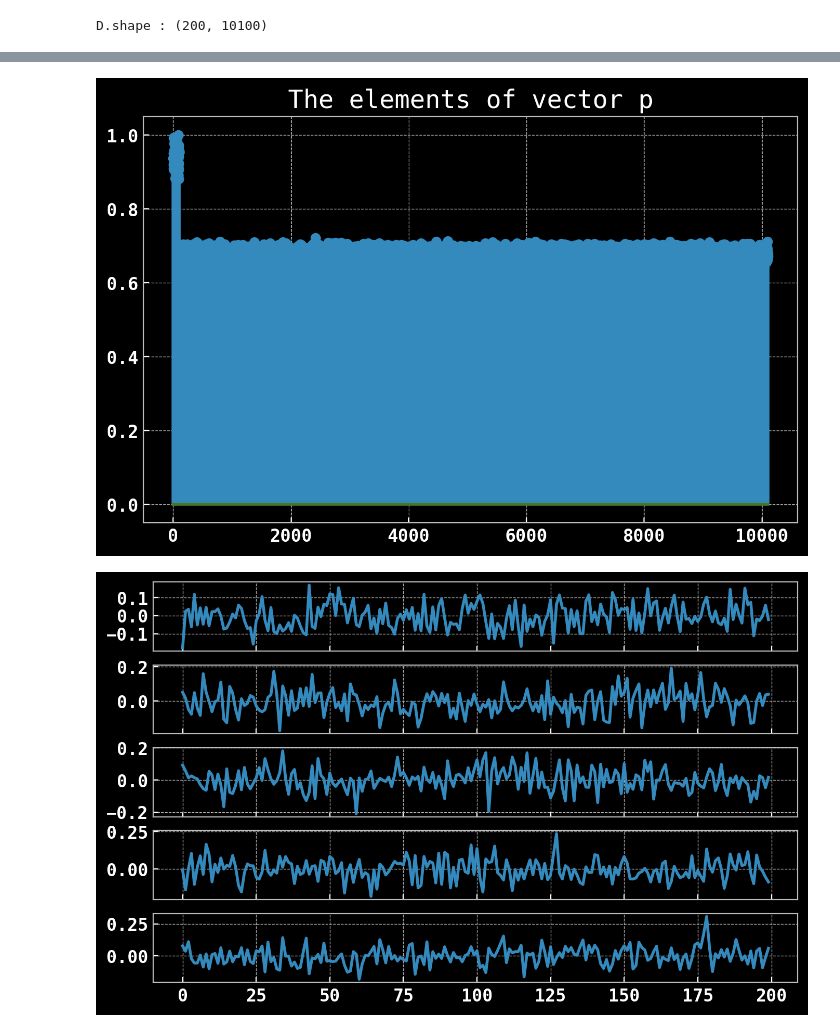
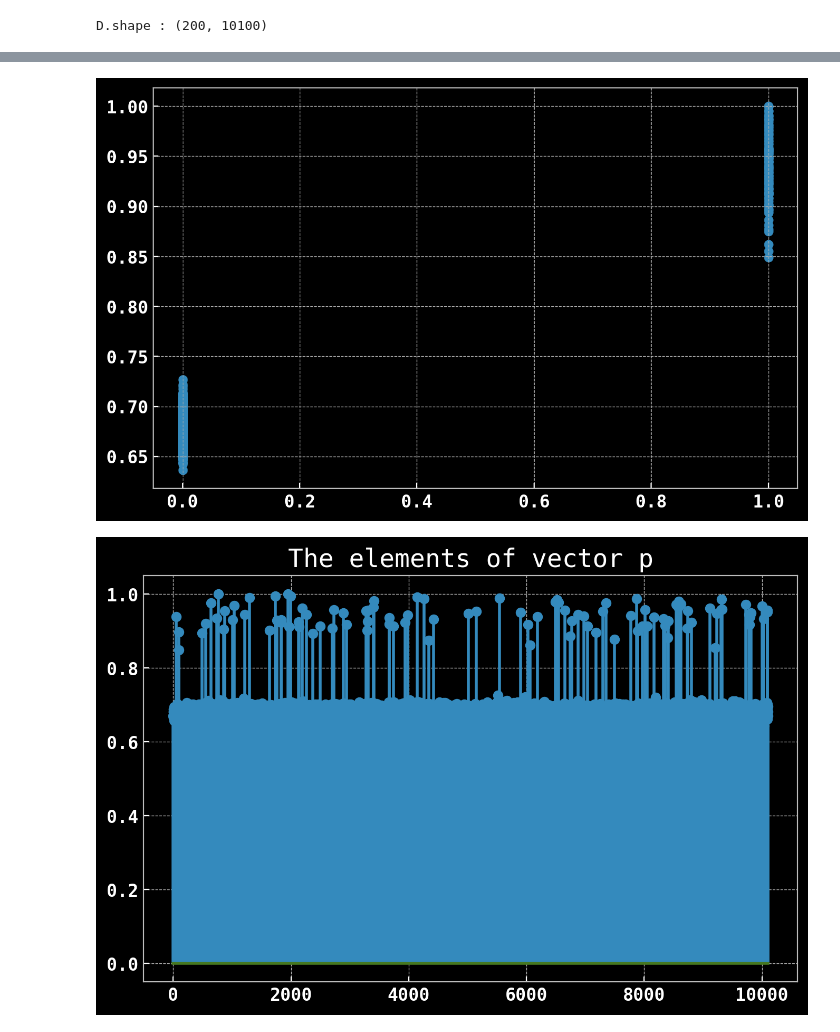
Before and after one commit to seungsab/Robust_Outlier_detection, a Jupyter notebook: Paper/CoP/Run_example_CoP.ipynb, the cells around one changed output, grey strips where cells are left out. Cells and saved outputs as stored; diff of their text form; code cells hidden in the pictures.

```diff
--- a/Paper/CoP/Run_example_CoP.ipynb
+++ b/Paper/CoP/Run_example_CoP.ipynb
@@ -22,6 +22,7 @@ plt.rc('figure', figsize= (8, 5), dpi=200)
     r : The rank of low rank matrix
 '''
 N1, n1, n2, r = 200, 100, 10000, 5
+N1, n1, n2, r = 200, 100, 10000, 5
 # %%
 # Generate singals by randomly drawn
 U = np.random.randn(N1, r)
@@ -43,3 +44,12 @@ D = np.concatenate([A, B], axis = 1)
 print(f'D.shape : {D.shape}')
 # %% [output]
 D.shape : (200, 10100)
+# %%
+ind = np.random.permutation(D.shape[1])
+
+labels = np.ones(D.shape[1])
+labels[n1:] = 0
+
+labels = labels[ind]
+D = D[:, ind]
+print(f'D.shape : {D.shape}')
@@ -52,16 +64,30 @@ D.shape : (200, 10100)
 n = 10 * 3
 # %%
 def coherence_pursuit(D , n):
+    '''
+        N1 : The dimension of ambient space
+        n1 : The number of inliers
+        n2 : The number of outliers
+        r : The rank of low rank matrix
+    '''
+
     n = np.fix(n).astype(np.int64)
     N1, _ = D.shape
 
-    T = np.sum(D ** 2, axis = 0) ** 0.5
-    T = np.tile(T, (N1, 1)) # python
-    X = D/T
+    # 1. Subtract the meidian
 
+    # 2. Compute L2 norm of r-th columns of D0
+    T = np.sum(D ** 2, axis = 0) ** 0.5 # rms amplitude
+    T_aug = np.tile(T, (N1, 1)) # For element-wise division
+
+    # 3. Normalize the columns of M0
+    X = D/T_aug
+
+    # 4. Compute the pairwise mutual coherence matrix
     G = np.matmul(X.T, X)
+
+    # 5. Compute the coherence vector g as the L1-norm
     G = G - np.diag(np.diag(G))
-
     p = np.sum(G ** 2, axis = 0)
     p = p/np.max(p)
 
@@ -72,9 +98,9 @@ def coherence_pursuit(D , n):
 
     # Compute the factor by Singular Value Decomposition
     Uhat, _, _ = np.linalg.svd(Y, full_matrices = False)
-    return Uhat, p
+    return Uhat, p, T
 # %%
-Uhat, p = coherence_pursuit(D, n)
+Uhat, p, T = coherence_pursuit(D, n)
 r = np.fix(r).astype(np.int64)
 Uh = Uhat[:, :r]
 # %%
@@ -89,14 +115,17 @@ print(np.linalg.norm(U.reshape(-1), 2))
 # %%
+plt.scatter(labels, p)
+plt.show()
+
 plt.stem(p)
 plt.title('The elements of vector p')
 plt.grid(True)
 plt.show()
 
 fig, axs = plt.subplots(5, 1, sharex = True)
 for i in range(5):
     axs[i].plot(Uh[:,i])
 plt.grid(True)
 plt.show()
 # %% [output]
-[figure, old version]
+[figure, new version]
-[figure, old version]
+[figure, new version]
```
Also changed, not shown: parts of 3 cells of this notebook.
